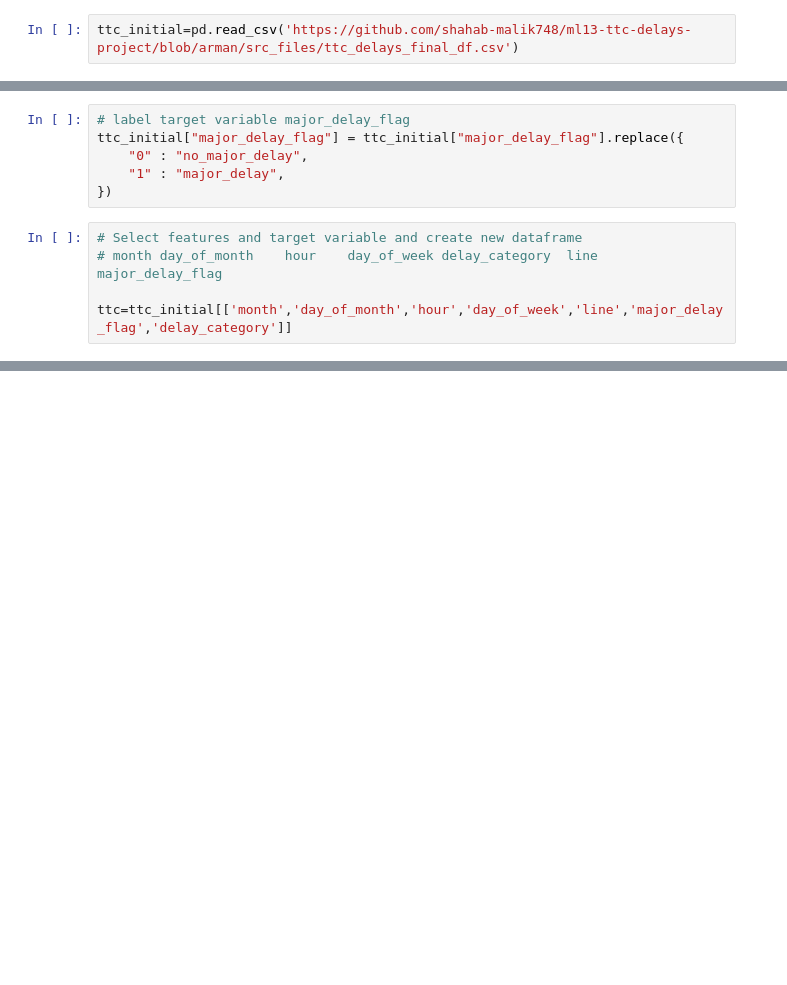
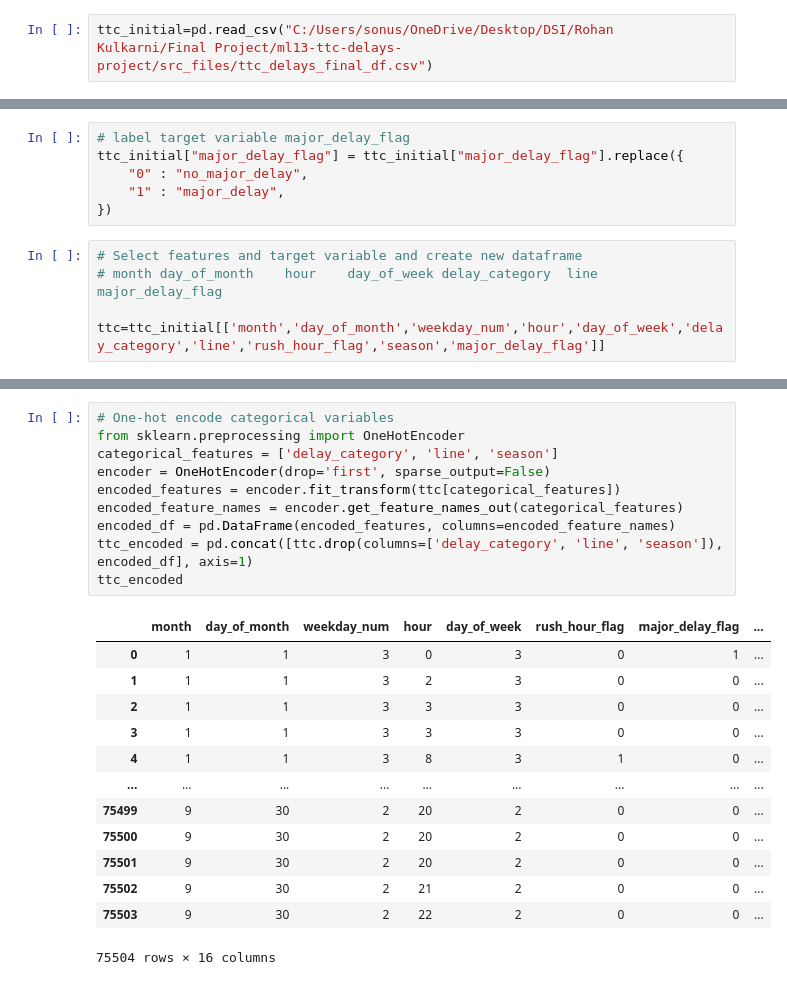
Before and after one commit to shahab-malik748/ml13-ttc-delays-project, a Jupyter notebook: src_files/Classification.ipynb, the cells around one changed output, grey strips where cells are left out. Drawn from its saved outputs; the diff is of its cells as text; blank space fills up the shorter version.

Commit message:
Dataframe loaded, encoded, stardardized

```diff
--- a/src_files/Classification.ipynb
+++ b/src_files/Classification.ipynb
@@ -24,4 +24,4 @@ from sklearn.metrics import recall_score, precision_score
 from sklearn.model_selection import cross_validate
 from sklearn.model_selection import GridSearchCV
 # %%
-ttc_initial=pd.read_csv('https://github.com/shahab-malik748/ml13-ttc-delays-project/blob/arman/src_files/ttc_delays_final_df.csv')
+ttc_initial=pd.read_csv("C:/Users/sonus/OneDrive/Desktop/DSI/Rohan Kulkarni/Final Project/ml13-ttc-delays-project/src_files/ttc_delays_final_df.csv")
@@ -37,4 +45,4 @@ ttc_initial["major_delay_flag"] = ttc_initial["major_delay_flag"].replace({
 # Select features and target variable and create new dataframe
 # month	day_of_month	hour	day_of_week	delay_category	line	major_delay_flag
 
-ttc=ttc_initial[['month','day_of_month','hour','day_of_week','line','major_delay_flag','delay_category']]
+ttc=ttc_initial[['month','day_of_month','weekday_num','hour','day_of_week','delay_category','line','rush_hour_flag','season','major_delay_flag']]
@@ -41,3 +58,27 @@ ttc=ttc_initial[['month','day_of_month','hour','day_of_week','line','major_delay
+# %%
+# One-hot encode categorical variables
+from sklearn.preprocessing import OneHotEncoder
+categorical_features = ['delay_category', 'line', 'season']
+encoder = OneHotEncoder(drop='first', sparse_output=False)
+encoded_features = encoder.fit_transform(ttc[categorical_features])
+encoded_feature_names = encoder.get_feature_names_out(categorical_features)
+encoded_df = pd.DataFrame(encoded_features, columns=encoded_feature_names)
+ttc_encoded = pd.concat([ttc.drop(columns=['delay_category', 'line', 'season']), encoded_df], axis=1)
+ttc_encoded
+# %% [output]
+|  | month | day_of_month | weekday_num | hour | day_of_week | rush_hour_flag | major_delay_flag | ... |
+| 0 | 1 | 1 | 3 | 0 | 3 | 0 | 1 | ... |
+| 1 | 1 | 1 | 3 | 2 | 3 | 0 | 0 | ... |
+| 2 | 1 | 1 | 3 | 3 | 3 | 0 | 0 | ... |
+| 3 | 1 | 1 | 3 | 3 | 3 | 0 | 0 | ... |
+| 4 | 1 | 1 | 3 | 8 | 3 | 1 | 0 | ... |
+| ... | ... | ... | ... | ... | ... | ... | ... | ... |
+| 75499 | 9 | 30 | 2 | 20 | 2 | 0 | 0 | ... |
+| 75500 | 9 | 30 | 2 | 20 | 2 | 0 | 0 | ... |
+| 75501 | 9 | 30 | 2 | 20 | 2 | 0 | 0 | ... |
+| 75502 | 9 | 30 | 2 | 21 | 2 | 0 | 0 | ... |
+| 75503 | 9 | 30 | 2 | 22 | 2 | 0 | 0 | ... |
+75504 rows × 16 columns
 # %%
 # Feature Scaling
 
```
Also changed, not shown: parts of 4 cells of this notebook.
